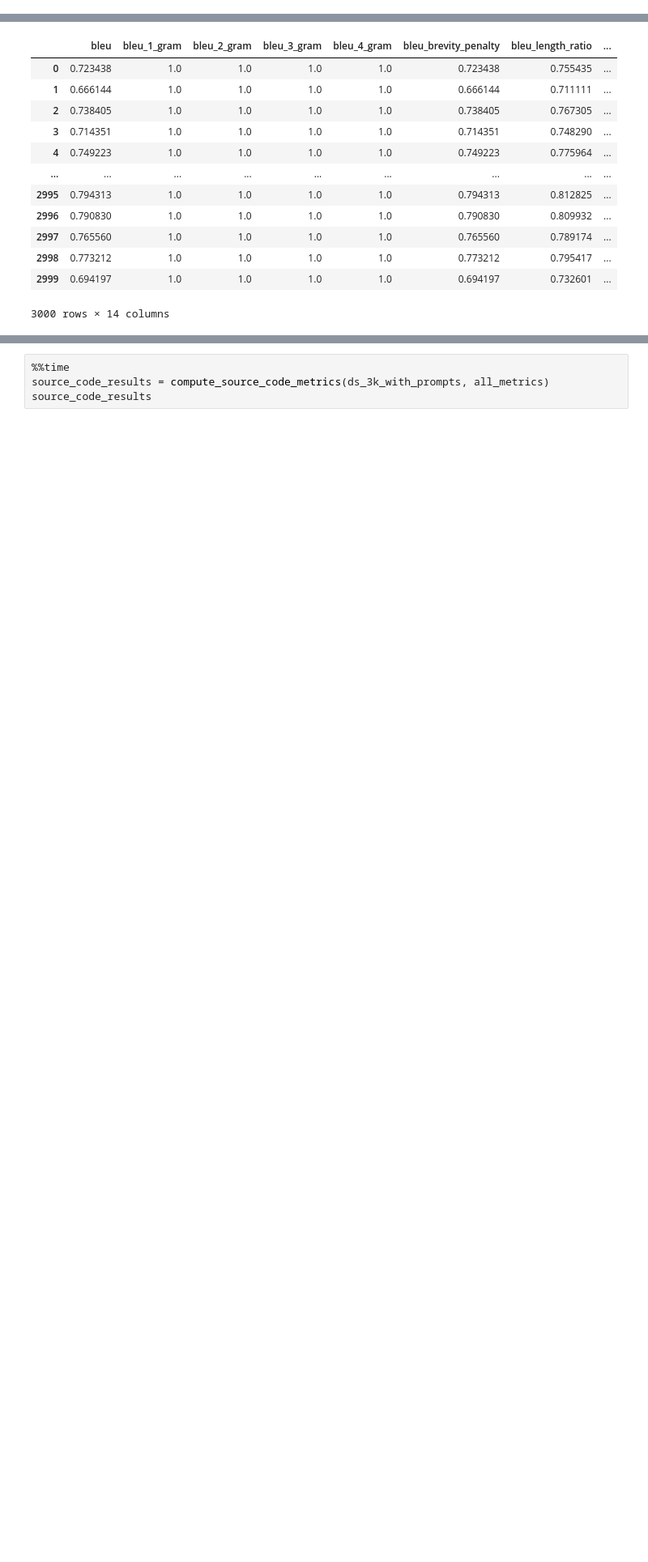
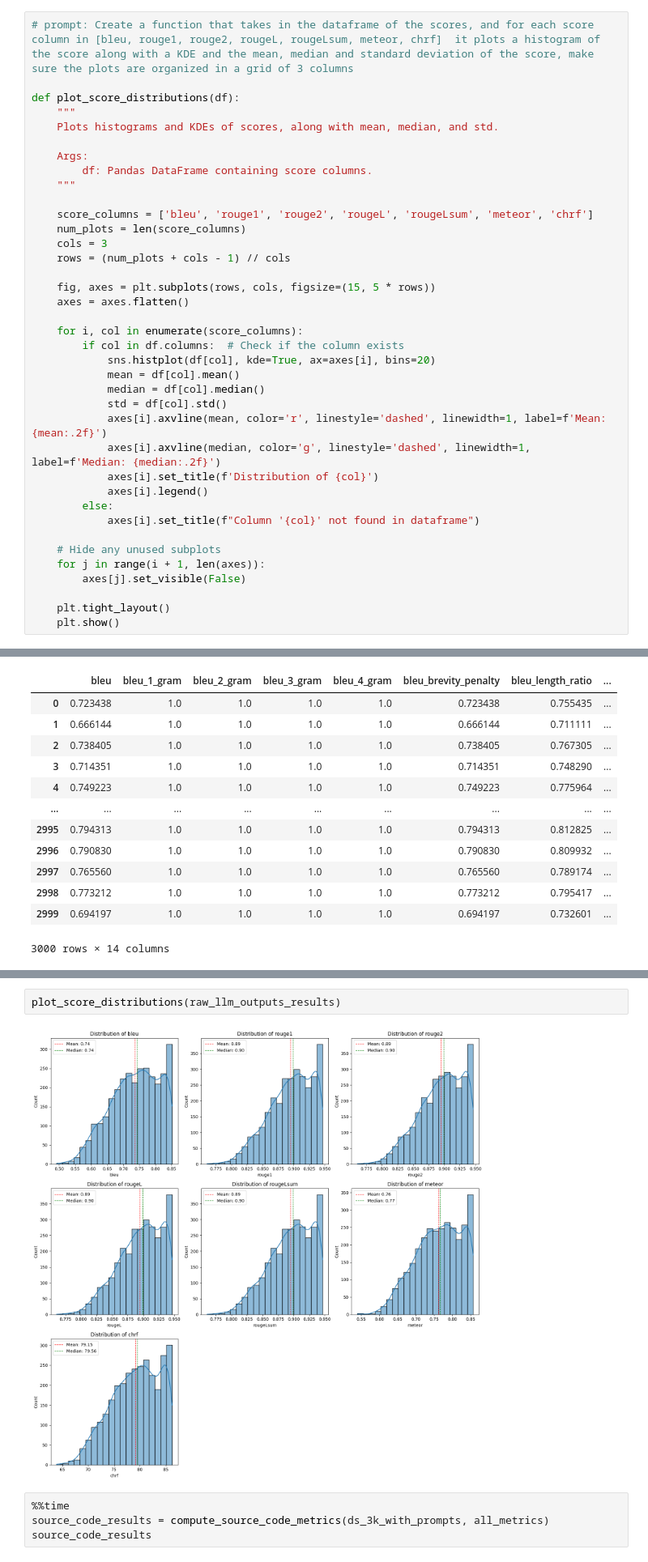
Before and after one commit to guyo13/Form-Lang, a Jupyter notebook: ml/Domain-Specific-Code-Generation-In-FormLang.ipynb, the cells around one changed output, grey strips where cells are left out. Shown at 81% size. Drawn from its saved outputs; the diff is of its cells as text; blank space fills up the shorter version.

Commit message:
Created using Colab - plot historgrams

```diff
--- a/ml/Domain-Specific-Code-Generation-In-FormLang.ipynb
+++ b/ml/Domain-Specific-Code-Generation-In-FormLang.ipynb
@@ -871,6 +873,44 @@ def compute_json_ast_metrics(dataset, metric_fn):
   get_references = lambda example: [example["originalFormAst"]]
 
   return compute_metric_and_return_dataframe(dataset, metric_fn, get_predictions, get_references)
+# %%
+# prompt: Create a function that takes in the dataframe of the scores, and for each score column in [bleu, rouge1, rouge2, rougeL, rougeLsum, meteor, chrf]  it plots a histogram of the score along with a KDE and the mean, median and standard deviation of the score, make sure the plots are organized in a grid of 3 columns
+
+def plot_score_distributions(df):
+    """
+    Plots histograms and KDEs of scores, along with mean, median, and std.
+
+    Args:
+        df: Pandas DataFrame containing score columns.
+    """
+
+    score_columns = ['bleu', 'rouge1', 'rouge2', 'rougeL', 'rougeLsum', 'meteor', 'chrf']
+    num_plots = len(score_columns)
+    cols = 3
+    rows = (num_plots + cols - 1) // cols
+
+    fig, axes = plt.subplots(rows, cols, figsize=(15, 5 * rows))
+    axes = axes.flatten()
+
+    for i, col in enumerate(score_columns):
+        if col in df.columns:  # Check if the column exists
+            sns.histplot(df[col], kde=True, ax=axes[i], bins=20)
+            mean = df[col].mean()
+            median = df[col].median()
+            std = df[col].std()
+            axes[i].axvline(mean, color='r', linestyle='dashed', linewidth=1, label=f'Mean: {mean:.2f}')
+            axes[i].axvline(median, color='g', linestyle='dashed', linewidth=1, label=f'Median: {median:.2f}')
+            axes[i].set_title(f'Distribution of {col}')
+            axes[i].legend()
+        else:
+            axes[i].set_title(f"Column '{col}' not found in dataframe")
+
+    # Hide any unused subplots
+    for j in range(i + 1, len(axes)):
+        axes[j].set_visible(False)
+
+    plt.tight_layout()
+    plt.show()
 # %%
 %%time
 raw_llm_outputs_results = compute_raw_output_metrics(ds_3k_with_prompts, all_metrics)
@@ -902,3 +934,7 @@ plt.gca().spines[['top', 'right',]].set_visible(False)
+# %%
+plot_score_distributions(raw_llm_outputs_results)
+# %% [output]
+[figure, added]
 # %%
 %%time
 source_code_results = compute_source_code_metrics(ds_3k_with_prompts, all_metrics)
```
Also changed, not shown: parts of 8 cells of this notebook.
